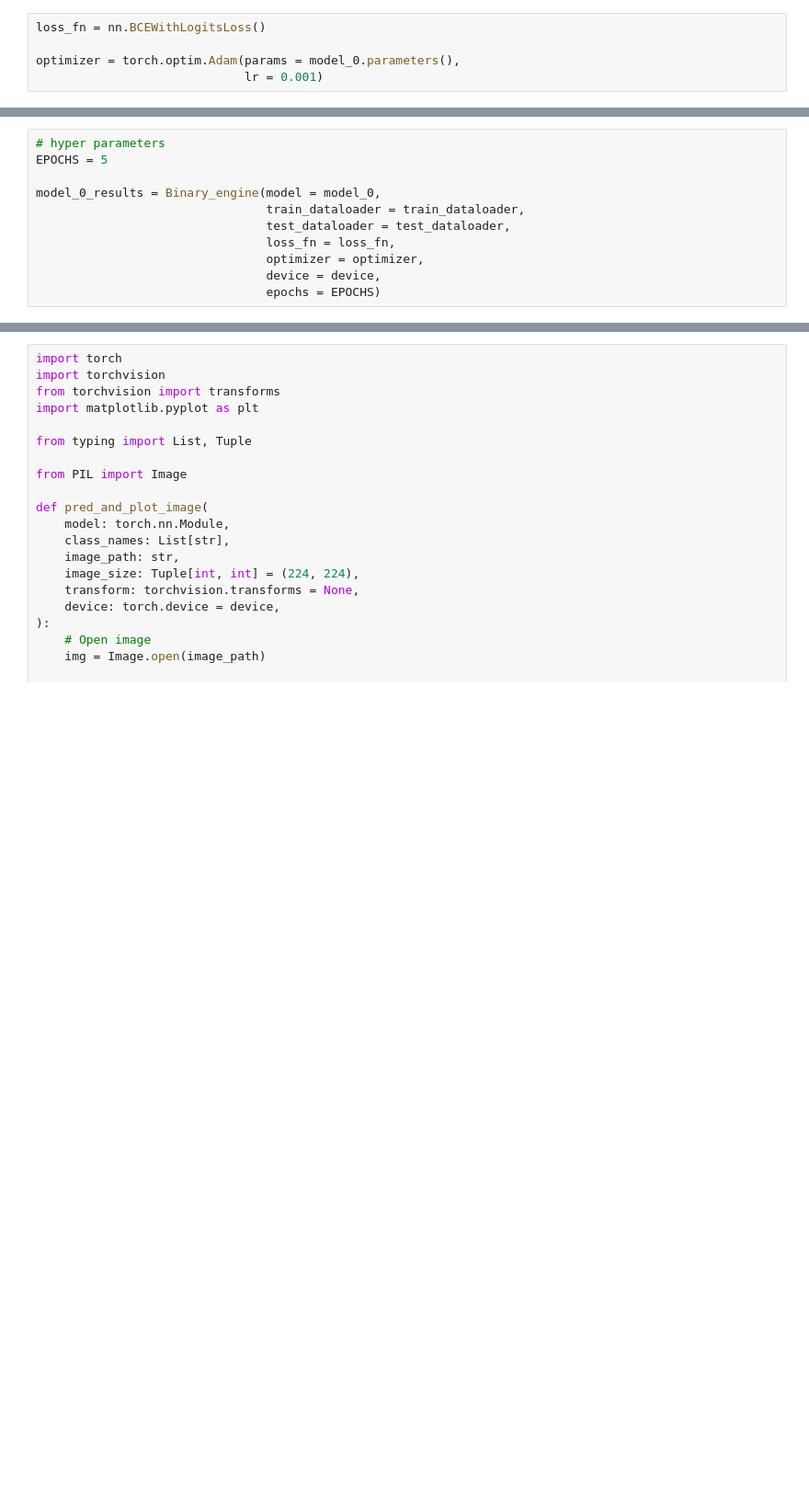
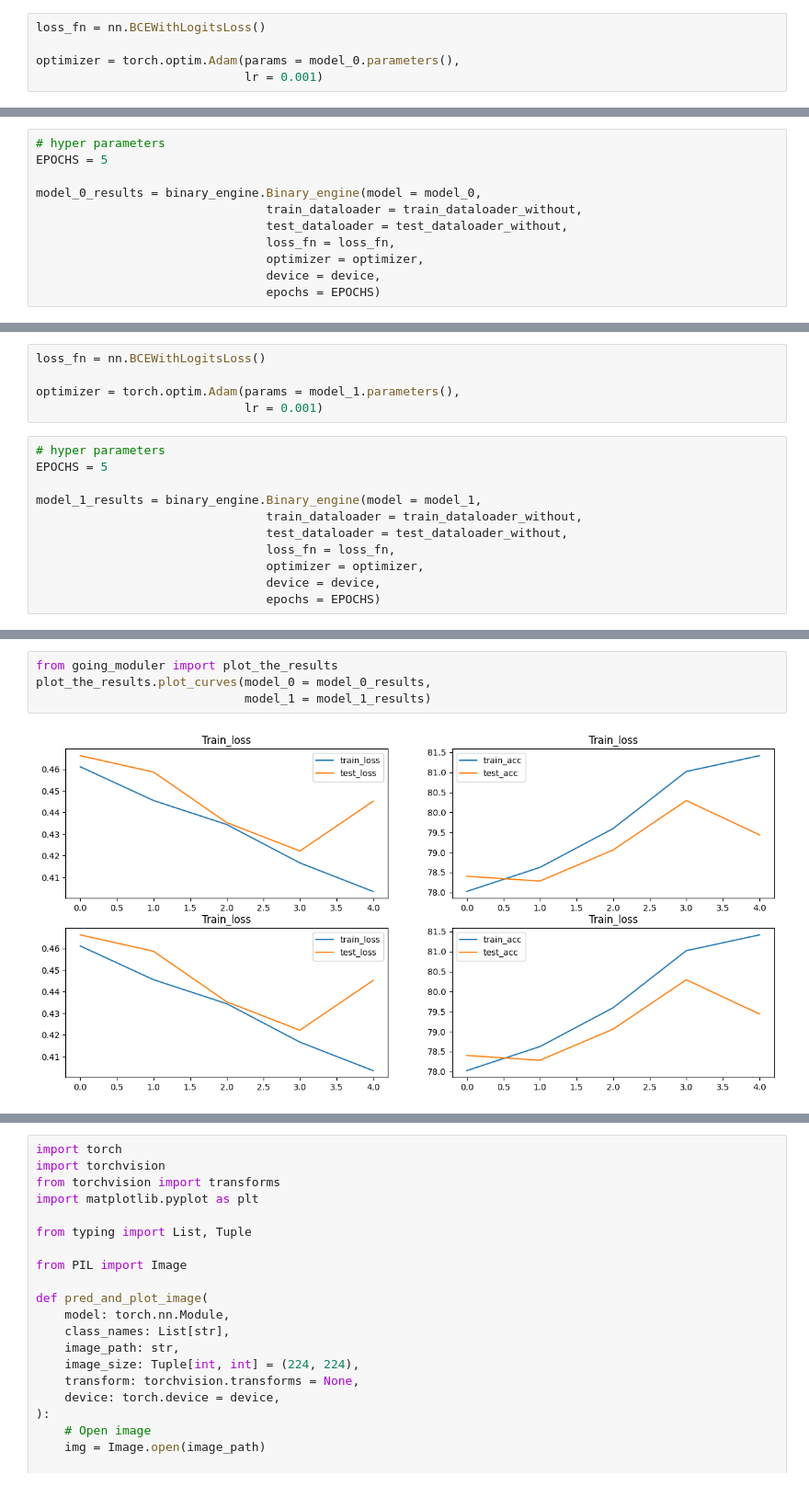
Before and after one commit to NNRahat/PyTorch_projects, a Jupyter notebook: dogs_and_cats.ipynb, the cells around one changed output, grey strips where cells are left out. Shown at 92% size. Drawn from its saved outputs; the diff is of its cells as text; blank space fills up the shorter version.

```diff
--- a/dogs_and_cats.ipynb
+++ b/dogs_and_cats.ipynb
@@ -273,9 +211,9 @@ def Binary_engine(model:torch.nn.Module,
 # hyper parameters
 EPOCHS = 5
 
-model_0_results = Binary_engine(model = model_0,
-                                train_dataloader = train_dataloader,
-                                test_dataloader = test_dataloader,
+model_0_results = binary_engine.Binary_engine(model = model_0,
+                                train_dataloader = train_dataloader_without,
+                                test_dataloader = test_dataloader_without,
                                 loss_fn = loss_fn,
                                 optimizer = optimizer,
                                 device = device,
@@ -313,0 +329,16 @@ model_0_pd
+# %%
+loss_fn = nn.BCEWithLogitsLoss()
+
+optimizer = torch.optim.Adam(params = model_1.parameters(),
+                             lr = 0.001)
+# %%
+# hyper parameters
+EPOCHS = 5
+
+model_1_results = binary_engine.Binary_engine(model = model_1,
+                                train_dataloader = train_dataloader_without,
+                                test_dataloader = test_dataloader_without,
+                                loss_fn = loss_fn,
+                                optimizer = optimizer,
+                                device = device,
+                                epochs = EPOCHS)
@@ -313,0 +365,6 @@ model_0_pd
+# %%
+from going_moduler import plot_the_results
+plot_the_results.plot_curves(model_0 = model_0_results,
+                             model_1 = model_1_results)
+# %% [output]
+[figure, added]
```
Also changed, not shown: parts of 79 cells of this notebook.
